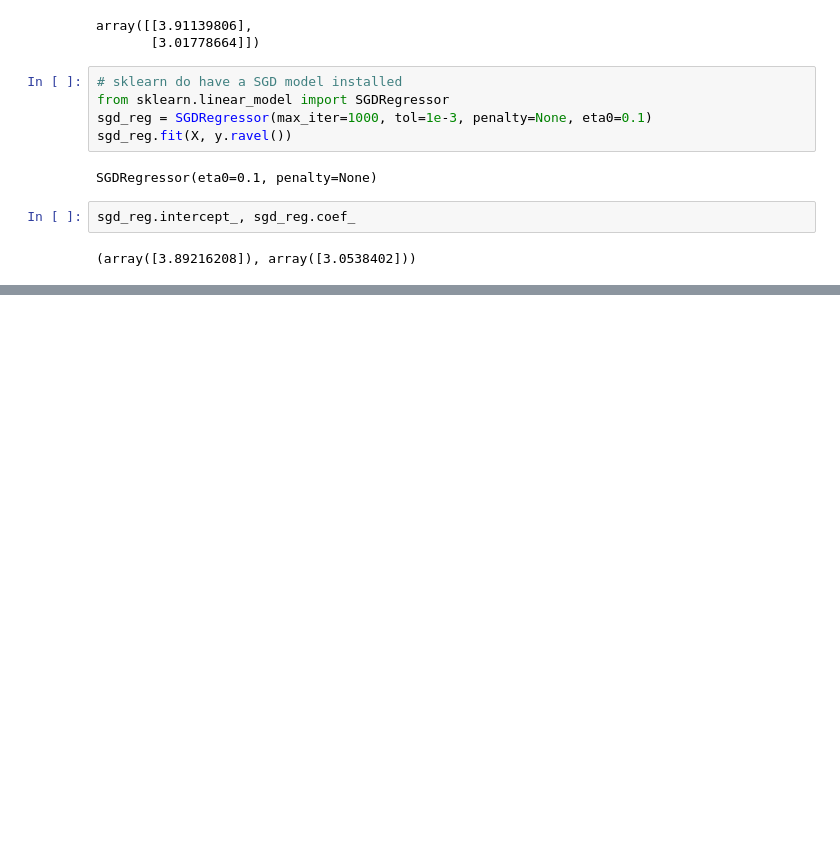
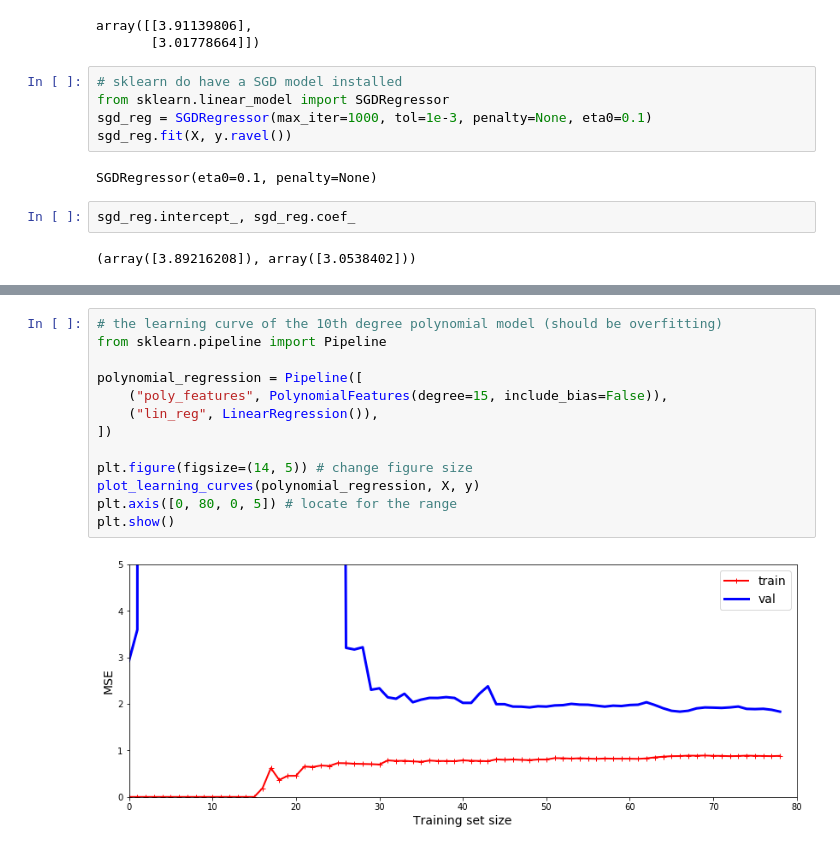
Before and after one commit to KULcoder/ds_small_projects, a Jupyter notebook: ORML/_3 Training Models/_3 Training Models.ipynb, the cells around one changed output, grey strips where cells are left out. Drawn from its saved outputs; the diff is of its cells as text; blank space fills up the shorter version.

```diff
--- a/ORML/_3 Training Models/_3 Training Models.ipynb
+++ b/ORML/_3 Training Models/_3 Training Models.ipynb
@@ -252,0 +316,15 @@ sgd_reg.intercept_, sgd_reg.coef_
+# %%
+# the learning curve of the 10th degree polynomial model (should be overfitting)
+from sklearn.pipeline import Pipeline
+
+polynomial_regression = Pipeline([
+    ("poly_features", PolynomialFeatures(degree=15, include_bias=False)),
+    ("lin_reg", LinearRegression()),
+])
+
+plt.figure(figsize=(14, 5)) # change figure size
+plot_learning_curves(polynomial_regression, X, y)
+plt.axis([0, 80, 0, 5]) # locate for the range
+plt.show()
+# %% [output]
+[figure, added]
```
Also changed, not shown: parts of 13 cells of this notebook.
